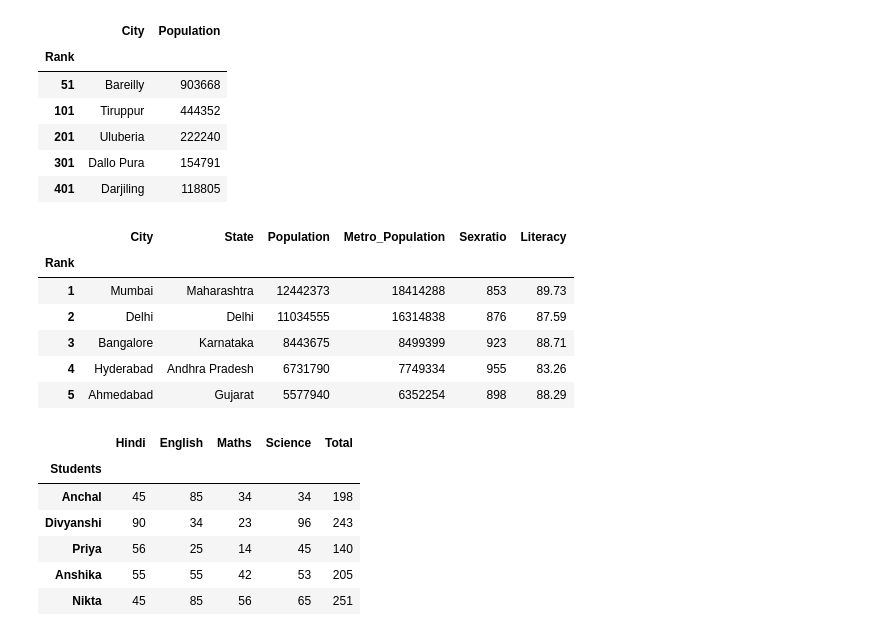
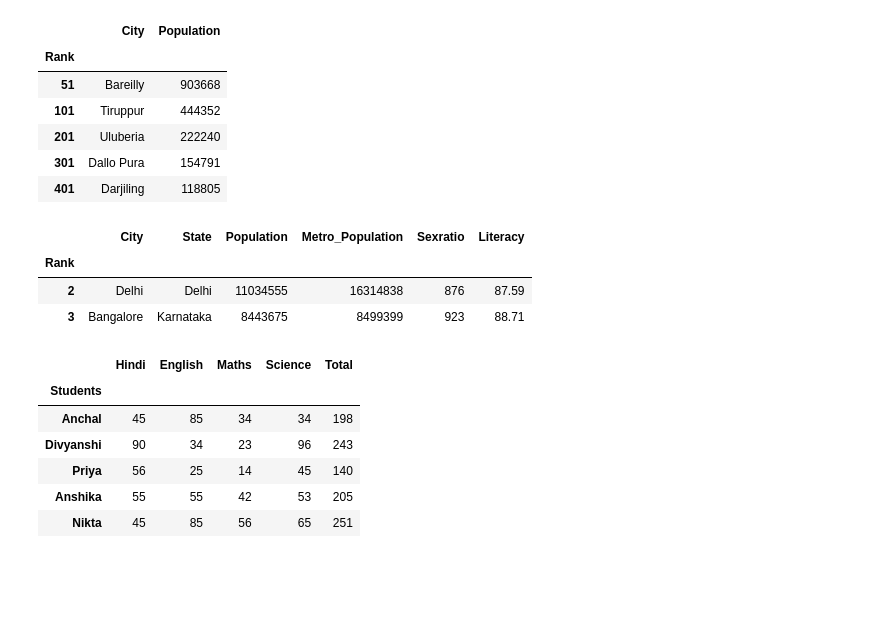
Before and after one commit to vikashchauhan19/vikashchauhan, a Jupyter notebook: data_analysis/analysis_part1.ipynb, the cells around one changed output. Cells and saved outputs as stored; diff of their text form; code cells hidden in the pictures; blank space fills up the shorter version.

```diff
--- a/data_analysis/analysis_part1.ipynb
+++ b/data_analysis/analysis_part1.ipynb
@@ -270,15 +269,12 @@ df.loc[[51, 101, 201, 301,401], ['City','Population']] # same as above
 | 301 | Dallo Pura | 154791 |
 | 401 | Darjiling | 118805 |
 # %%
-df.iloc[:5]
+df.iloc[[1,2]]
 # %% [output]
 |  | City | State | Population | Metro_Population | Sexratio | Literacy |
 | Rank |  |  |  |  |  |  |
-| 1 | Mumbai | Maharashtra | 12442373 | 18414288 | 853 | 89.73 |
 | 2 | Delhi | Delhi | 11034555 | 16314838 | 876 | 87.59 |
 | 3 | Bangalore | Karnataka | 8443675 | 8499399 | 923 | 88.71 |
-| 4 | Hyderabad | Andhra Pradesh | 6731790 | 7749334 | 955 | 83.26 |
-| 5 | Ahmedabad | Gujarat | 5577940 | 6352254 | 898 | 88.29 |
 # %%
 df2.iloc[:5]
 # %% [output]
```
Also changed, not shown: parts of 3 cells of this notebook, 1 other file.
